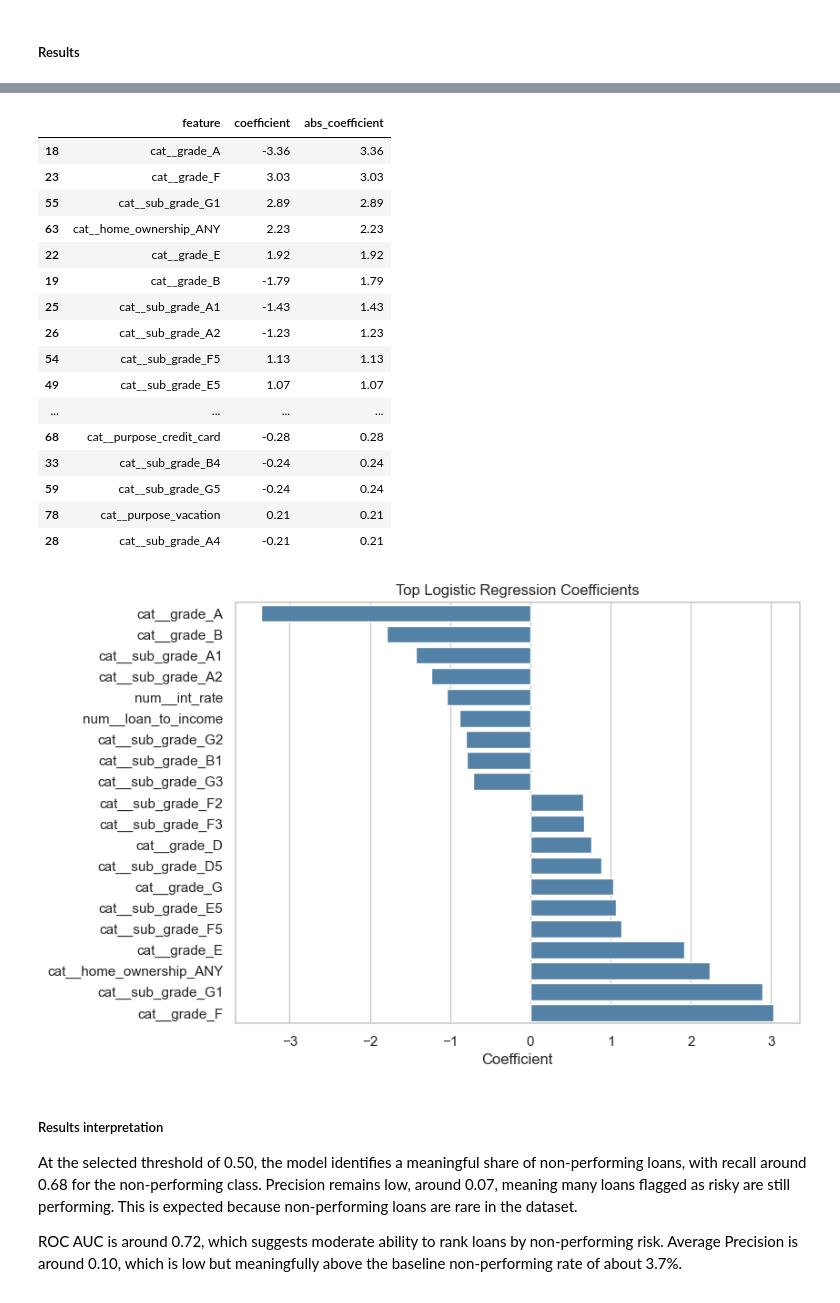
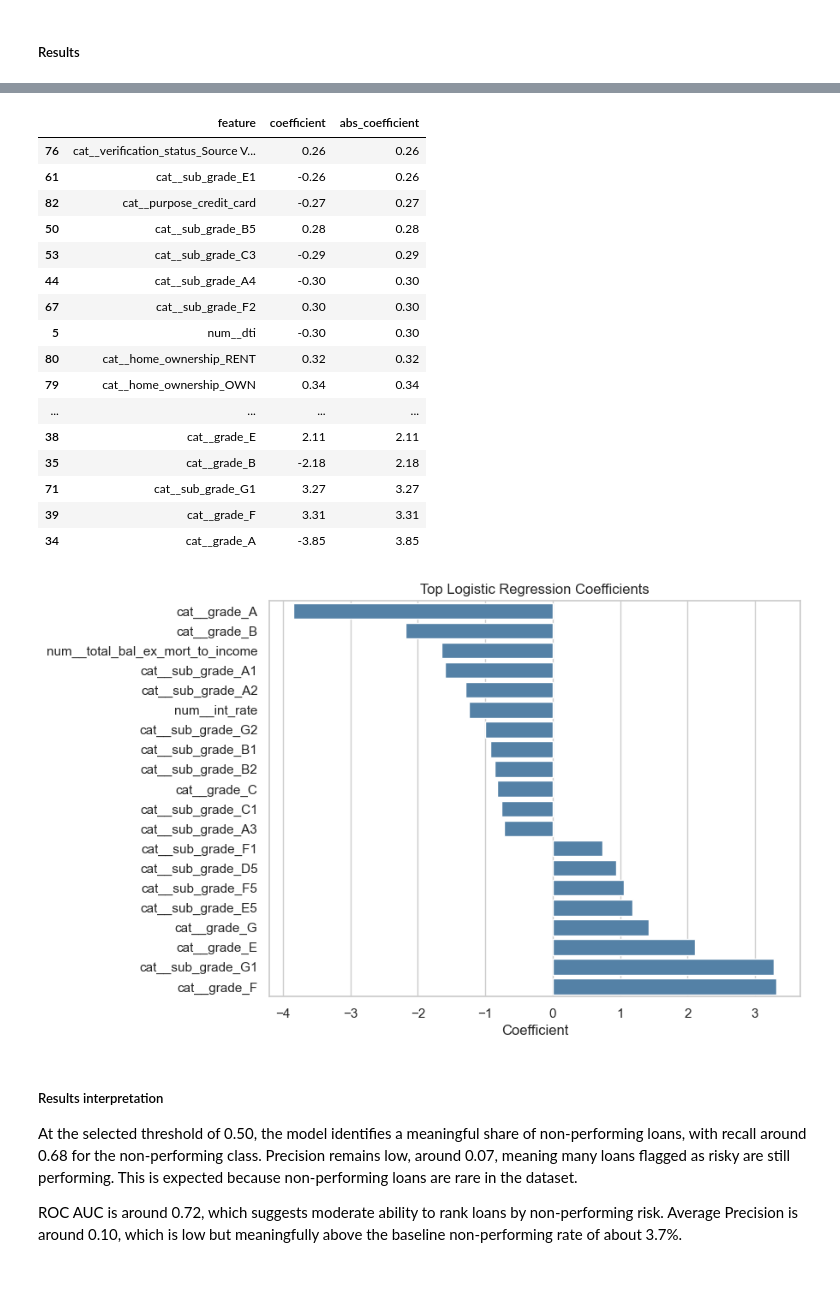
Before and after one commit to janis-karklins88/lending-club-case-study, a Jupyter notebook: notebooks/05_Modeling.ipynb, the cells around one changed output, grey strips where cells are left out. Cells and saved outputs as stored; diff of their text form; code cells hidden in the pictures.

```diff
--- a/notebooks/05_Modeling.ipynb
+++ b/notebooks/05_Modeling.ipynb
@@ -86,9 +88,24 @@ numeric_features = [
     "credit_history_months",
     "loan_to_income",
     "installment_to_income_pct",
+    "dti_after_loan",
+    "income_buffer_pct",
+    "revol_bal_to_income",
+    "total_bal_ex_mort_to_income",
+    "loan_to_total_credit_limit",
+    "int_rate_x_loan_to_income",
+    "int_rate_x_installment_income",
+    "loan_to_income_x_dti",
+    "inq_x_delinq",
+    "revol_util_x_dti",
     "zero_income_flag",
     "high_dti_flag",
-
+    "has_joint_app_info",
+    "has_last_record",
+    "has_recent_bc_dlq",
+    "has_last_major_derog",
+    "has_recent_revol_delinq",
+    "has_last_delinq"
 ]
 
 categorical_features = [
@@ -99,6 +116,8 @@ categorical_features = [
     "purpose",
     "application_type"
 ]
+# %%
+df = df[df["home_ownership"] != "ANY"]
 # %%
 features = numeric_features + categorical_features
 
@@ -126,7 +146,7 @@ preprocessor = ColumnTransformer(
 # %%
 model = Pipeline(steps=[
     ("preprocessor", preprocessor),
-    ("classifier", LogisticRegression(max_iter=1000, class_weight="balanced", random_state=42))
+    ("classifier", LogisticRegression(max_iter=5000, class_weight="balanced", random_state=42))
 ])
 # %% [markdown]
 ##### Training
@@ -204,7 +225,7 @@ PrecisionRecallDisplay.from_predictions(
 plt.title("Precision-Recall Curve - Logistic Regression")
 plt.show()
 
-display(feature_importance.head(50).round(2).sort_values("abs_coefficient", ascending=False))
+display(feature_importance.head(50).round(2).sort_values("abs_coefficient"))
 top_features = feature_importance.head(20).sort_values("coefficient")
 
 plt.figure(figsize=(8, 6))
@@ -238,21 +259,21 @@ Average Precision: 0.10117548170301552
 |  | feature | coefficient | abs_coefficient |
-| 18 | cat__grade_A | -3.36 | 3.36 |
-| 23 | cat__grade_F | 3.03 | 3.03 |
-| 55 | cat__sub_grade_G1 | 2.89 | 2.89 |
-| 63 | cat__home_ownership_ANY | 2.23 | 2.23 |
-| 22 | cat__grade_E | 1.92 | 1.92 |
-| 19 | cat__grade_B | -1.79 | 1.79 |
-| 25 | cat__sub_grade_A1 | -1.43 | 1.43 |
-| 26 | cat__sub_grade_A2 | -1.23 | 1.23 |
-| 54 | cat__sub_grade_F5 | 1.13 | 1.13 |
-| 49 | cat__sub_grade_E5 | 1.07 | 1.07 |
+| 76 | cat__verification_status_Source V... | 0.26 | 0.26 |
+| 61 | cat__sub_grade_E1 | -0.26 | 0.26 |
+| 82 | cat__purpose_credit_card | -0.27 | 0.27 |
+| 50 | cat__sub_grade_B5 | 0.28 | 0.28 |
+| 53 | cat__sub_grade_C3 | -0.29 | 0.29 |
+| 44 | cat__sub_grade_A4 | -0.30 | 0.30 |
+| 67 | cat__sub_grade_F2 | 0.30 | 0.30 |
+| 5 | num__dti | -0.30 | 0.30 |
+| 80 | cat__home_ownership_RENT | 0.32 | 0.32 |
+| 79 | cat__home_ownership_OWN | 0.34 | 0.34 |
 | ... | ... | ... | ... |
-| 68 | cat__purpose_credit_card | -0.28 | 0.28 |
-| 33 | cat__sub_grade_B4 | -0.24 | 0.24 |
-| 59 | cat__sub_grade_G5 | -0.24 | 0.24 |
-| 78 | cat__purpose_vacation | 0.21 | 0.21 |
-| 28 | cat__sub_grade_A4 | -0.21 | 0.21 |
+| 38 | cat__grade_E | 2.11 | 2.11 |
+| 35 | cat__grade_B | -2.18 | 2.18 |
+| 71 | cat__sub_grade_G1 | 3.27 | 3.27 |
+| 39 | cat__grade_F | 3.31 | 3.31 |
+| 34 | cat__grade_A | -3.85 | 3.85 |
-[figure, old version]
+[figure, new version]
 # %% [markdown]
 ##### Results interpretation
 
```
Also changed, not shown: parts of 9 cells of this notebook, 4 other files.
